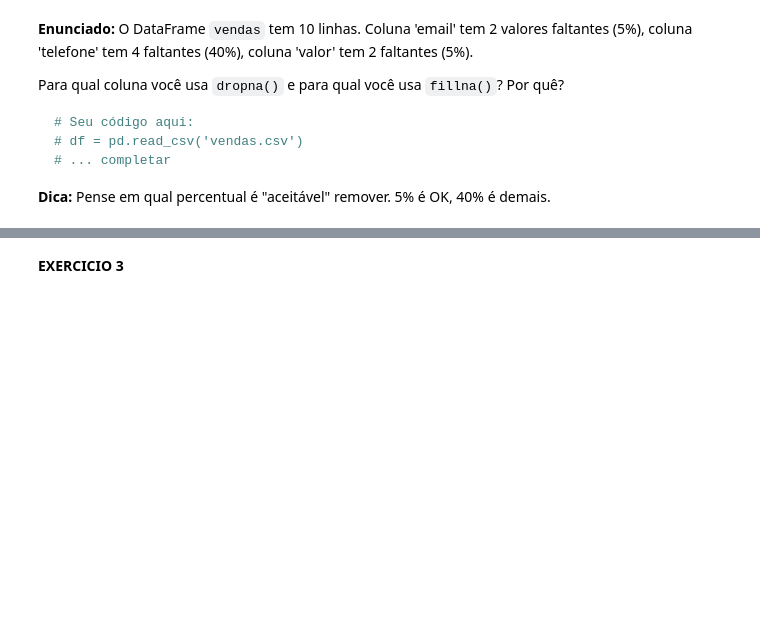
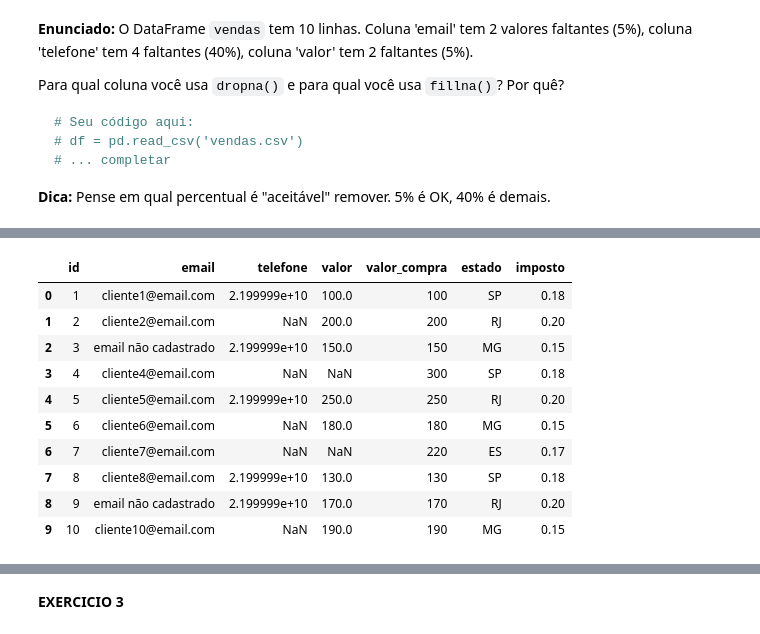
Before and after one commit to Santbr1983/TecProgPyhton, a Jupyter notebook: Exercicio_Aula5_df.ipynb, the cells around one changed output, grey strips where cells are left out. Drawn from its saved outputs; the diff is of its cells as text; code cells hidden in the pictures; blank space fills up the shorter version.

````diff
--- a/Exercicio_Aula5_df.ipynb
+++ b/Exercicio_Aula5_df.ipynb
@@ -98,3 +98,5 @@ Para qual coluna você usa `dropna()` e para qual você usa `fillna()`? Por quê
 ```
 
 **Dica:** Pense em qual percentual é "aceitável" remover. 5% é OK, 40% é demais.
+# %%
+vendas = pd.read_csv('C:/Temp/vendas.csv', sep=';', encoding='UTF-8')
@@ -100,0 +136,15 @@ Para qual coluna você usa `dropna()` e para qual você usa `fillna()`? Por quê
+# %%
+vendas['email'] = vendas['email'].fillna('email não cadastrado')
+display(vendas)
+# %% [output]
+|  | id | email | telefone | valor | valor_compra | estado | imposto |
+| 0 | 1 | cliente1@email.com | 2.199999e+10 | 100.0 | 100 | SP | 0.18 |
+| 1 | 2 | cliente2@email.com | NaN | 200.0 | 200 | RJ | 0.20 |
+| 2 | 3 | email não cadastrado | 2.199999e+10 | 150.0 | 150 | MG | 0.15 |
+| 3 | 4 | cliente4@email.com | NaN | NaN | 300 | SP | 0.18 |
+| 4 | 5 | cliente5@email.com | 2.199999e+10 | 250.0 | 250 | RJ | 0.20 |
+| 5 | 6 | cliente6@email.com | NaN | 180.0 | 180 | MG | 0.15 |
+| 6 | 7 | cliente7@email.com | NaN | NaN | 220 | ES | 0.17 |
+| 7 | 8 | cliente8@email.com | 2.199999e+10 | 130.0 | 130 | SP | 0.18 |
+| 8 | 9 | email não cadastrado | 2.199999e+10 | 170.0 | 170 | RJ | 0.20 |
+| 9 | 10 | cliente10@email.com | NaN | 190.0 | 190 | MG | 0.15 |
````
Also changed, not shown: parts of 10 cells of this notebook, 4 other files.
